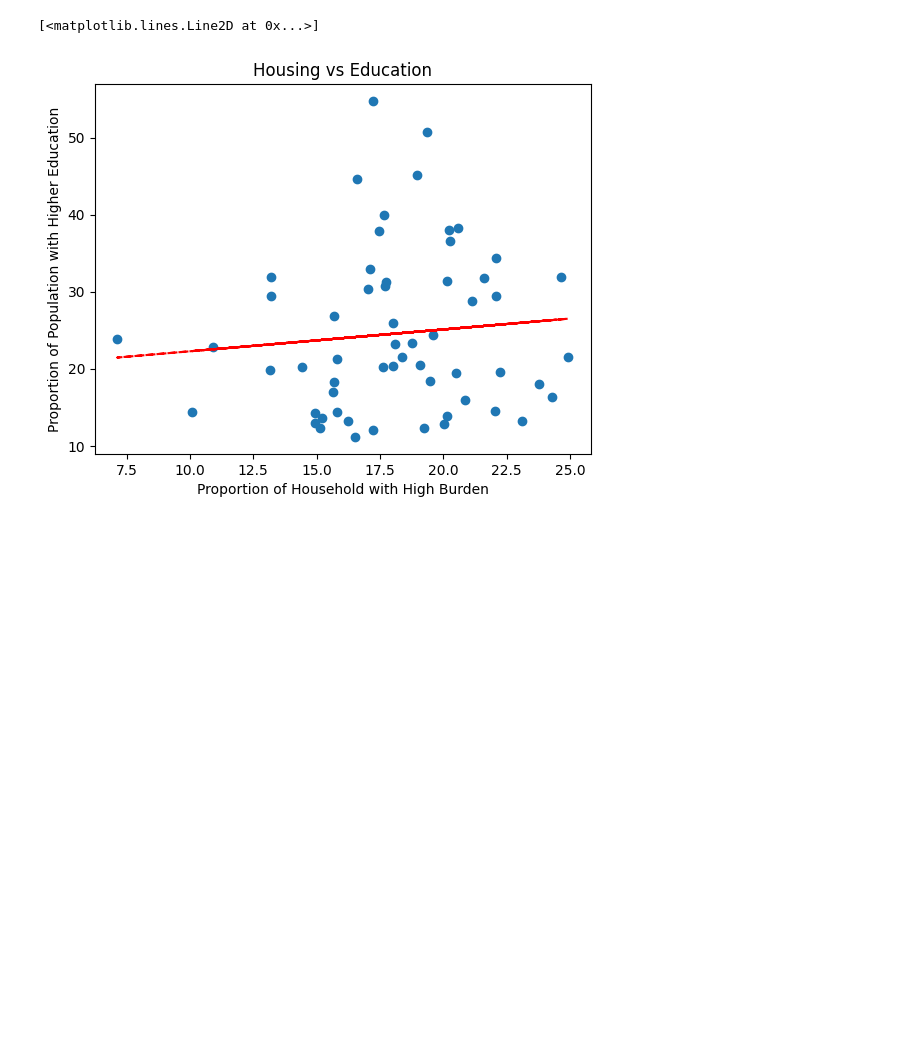
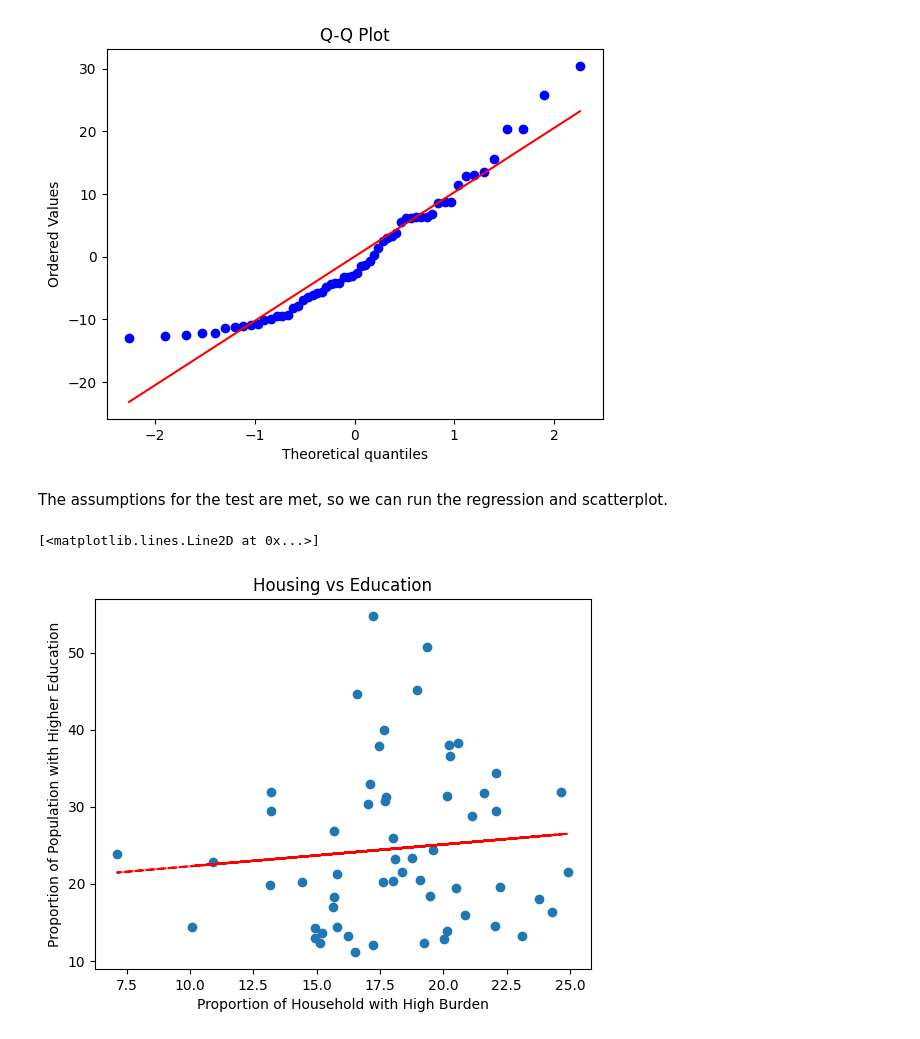
Before and after one commit to Naye312/Math189-group33, a Jupyter notebook: scatterplot.ipynb, the cells around one changed output. Cells and saved outputs as stored; diff of their text form; code cells hidden in the pictures; blank space fills up the shorter version.

```diff
--- a/scatterplot.ipynb
+++ b/scatterplot.ipynb
@@ -19,3 +38,16 @@ estimation = pd.concat([housing_percent, education_estimate], axis=1).rename(col
+# %%
+# Normality
+import scipy.stats as stats
+
+stats.probplot(residuals, dist="norm", plot=plt)
+plt.title('Q-Q Plot')
+plt.show()
+
+# Assumption is met
+# %% [output]
+[figure, added]
+# %% [markdown]
+The assumptions for the test are met, so we can run the regression and scatterplot.
 # %%
 plt.scatter(estimation["housing_percent"], estimation["education_estimate"])
 plt.xlabel("Proportion of Household with High Burden")
```
Also changed, not shown: parts of 4 cells of this notebook.
